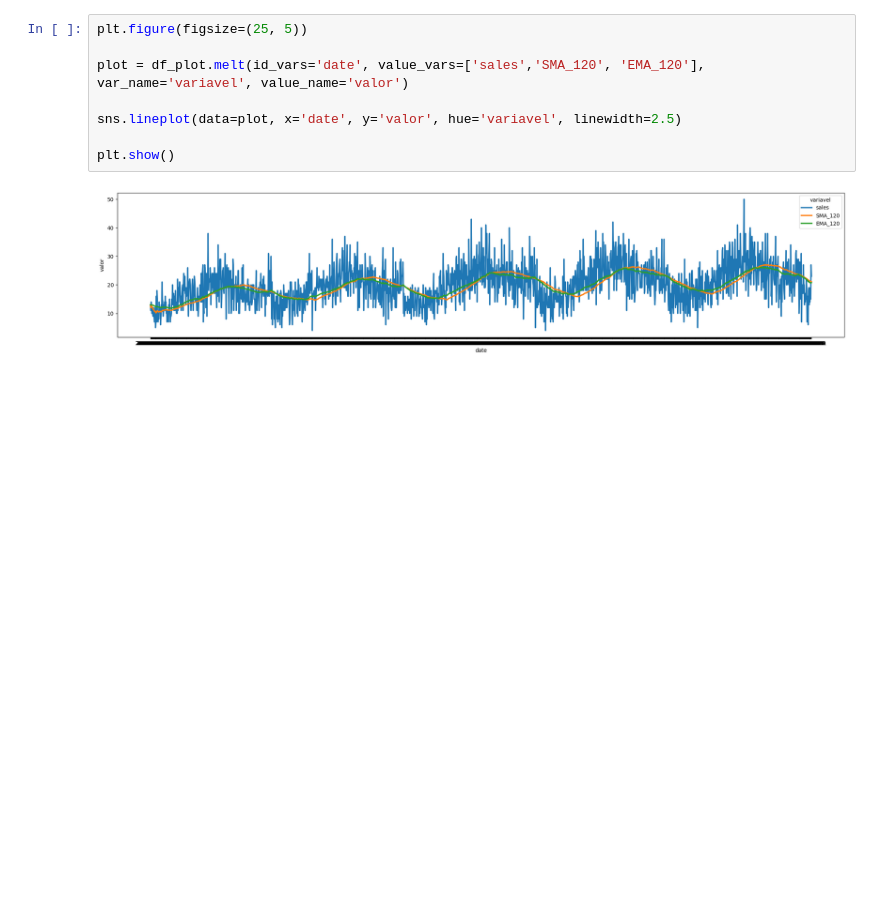
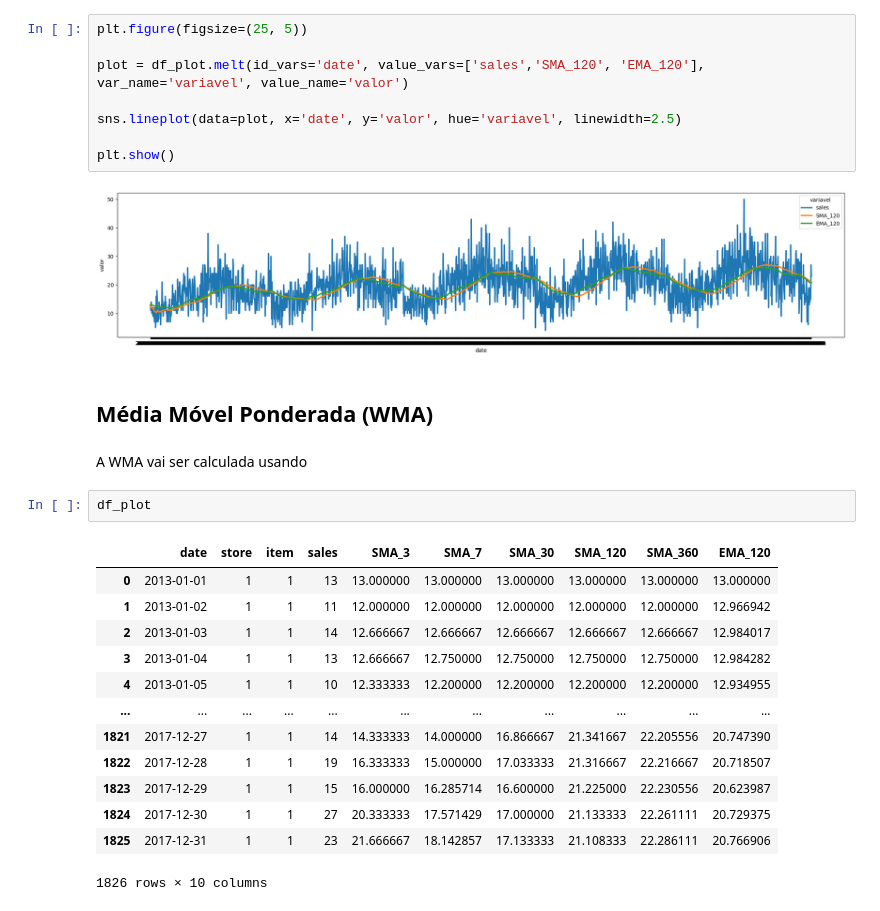
Before and after one commit to Maiker4/qeevo_T-D, a Jupyter notebook: series-temporais-media-movel.ipynb, the cells around one changed output. Saved outputs shown, nothing was run; the diff lists cells and outputs as text; blank space fills up the shorter version.

```diff
--- a/series-temporais-media-movel.ipynb
+++ b/series-temporais-media-movel.ipynb
@@ -117,3 +131,23 @@ sns.lineplot(data=plot, x='date', y='valor', hue='variavel', linewidth=2.5)
 plt.show()
 # %% [output]
 [figure]
+# %% [markdown]
+## Média Móvel Ponderada (WMA)
+# %% [markdown]
+A WMA vai ser calculada usando
+# %%
+df_plot
+# %% [output]
+|  | date | store | item | sales | SMA_3 | SMA_7 | SMA_30 | SMA_120 | SMA_360 | EMA_120 |
+| 0 | 2013-01-01 | 1 | 1 | 13 | 13.000000 | 13.000000 | 13.000000 | 13.000000 | 13.000000 | 13.000000 |
+| 1 | 2013-01-02 | 1 | 1 | 11 | 12.000000 | 12.000000 | 12.000000 | 12.000000 | 12.000000 | 12.966942 |
+| 2 | 2013-01-03 | 1 | 1 | 14 | 12.666667 | 12.666667 | 12.666667 | 12.666667 | 12.666667 | 12.984017 |
+| 3 | 2013-01-04 | 1 | 1 | 13 | 12.666667 | 12.750000 | 12.750000 | 12.750000 | 12.750000 | 12.984282 |
+| 4 | 2013-01-05 | 1 | 1 | 10 | 12.333333 | 12.200000 | 12.200000 | 12.200000 | 12.200000 | 12.934955 |
+| ... | ... | ... | ... | ... | ... | ... | ... | ... | ... | ... |
+| 1821 | 2017-12-27 | 1 | 1 | 14 | 14.333333 | 14.000000 | 16.866667 | 21.341667 | 22.205556 | 20.747390 |
+| 1822 | 2017-12-28 | 1 | 1 | 19 | 16.333333 | 15.000000 | 17.033333 | 21.316667 | 22.216667 | 20.718507 |
+| 1823 | 2017-12-29 | 1 | 1 | 15 | 16.000000 | 16.285714 | 16.600000 | 21.225000 | 22.230556 | 20.623987 |
+| 1824 | 2017-12-30 | 1 | 1 | 27 | 20.333333 | 17.571429 | 17.000000 | 21.133333 | 22.261111 | 20.729375 |
+| 1825 | 2017-12-31 | 1 | 1 | 23 | 21.666667 | 18.142857 | 17.133333 | 21.108333 | 22.286111 | 20.766906 |
+1826 rows × 10 columns
```
Also changed, not shown: parts of 9 cells of this notebook.
